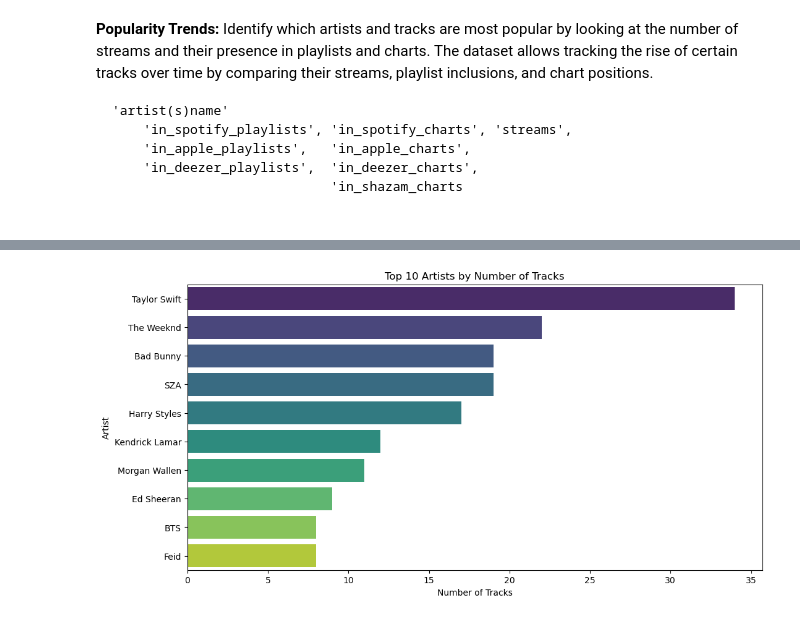
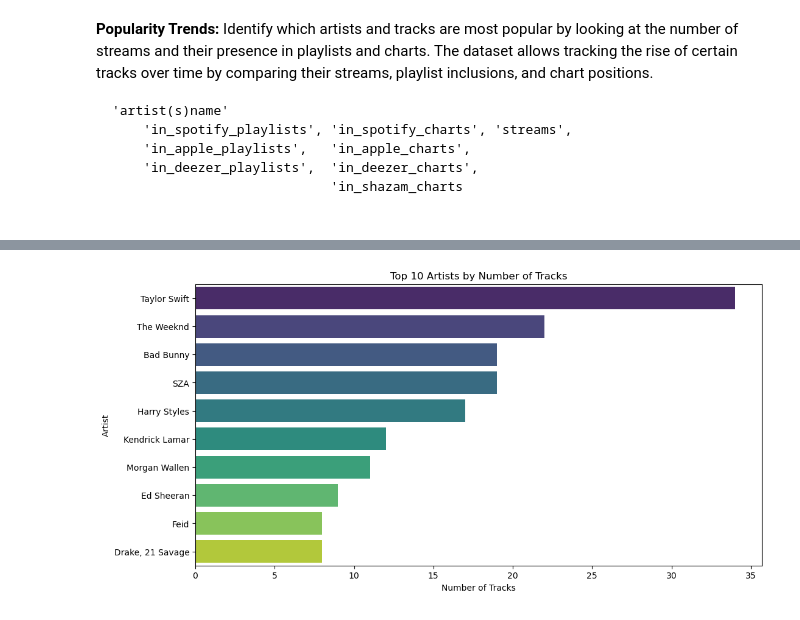
Before and after one commit to willablackmon/spotify_playlist_analysis, a Jupyter notebook: spotify_2023_data.ipynb, the cells around one changed output, grey strips where cells are left out. Cells and saved outputs as stored; diff of their text form; code cells hidden in the pictures.

```diff
--- a/spotify_2023_data.ipynb
+++ b/spotify_2023_data.ipynb
@@ -285,9 +509,9 @@ display(
 ###########################################################
 
 plt.figure(figsize=(12, 6))
-artist_counts = df['artist(s)_name'].value_counts().head(10)  # Top 10 artists
+artist_counts = df_mils['artist(s)_name'].value_counts().head(10)  # Top 10 artists
 display(artist_counts)
-sns.barplot(x=artist_counts.values, y=artist_counts.index, palette='viridis')
+sb.barplot(x=artist_counts.values, y=artist_counts.index, palette='viridis')
 plt.title('Top 10 Artists by Number of Tracks')
 plt.xlabel('Number of Tracks')
 plt.ylabel('Artist')
@@ -308 +532 @@ Name: count, dtype: int64
-[figure, old version]
+[figure, new version]
```
Also changed, not shown: parts of 10 cells of this notebook.
